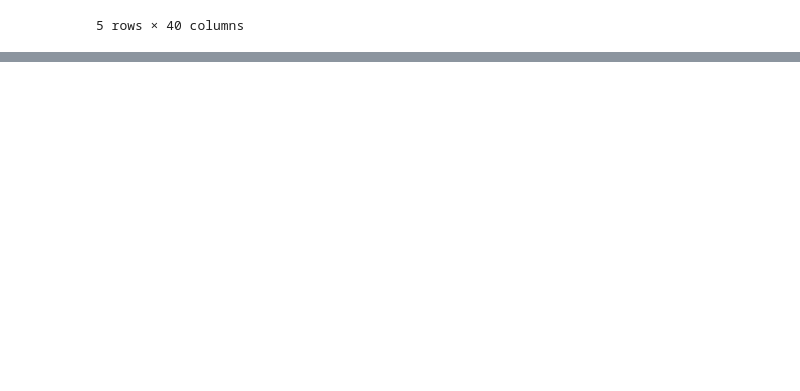
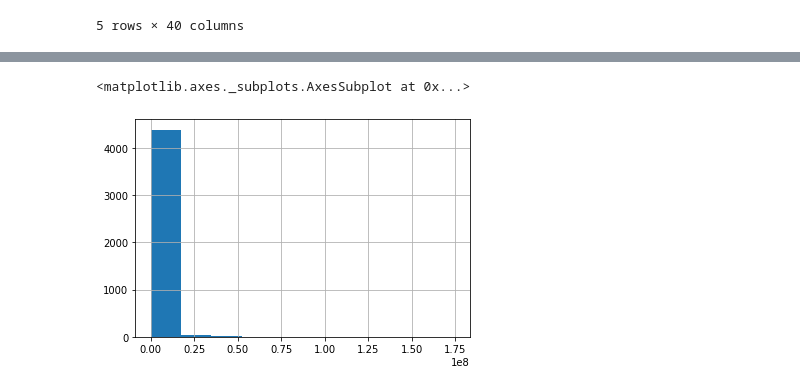
Before and after one commit to ipatel467/Stock-Market-Analysis, a Jupyter notebook: Stocks.ipynb, the cells around one changed output, grey strips where cells are left out. Drawn from its saved outputs; the diff is of its cells as text; code cells hidden in the pictures; blank space fills up the shorter version.

```diff
--- a/Stocks.ipynb
+++ b/Stocks.ipynb
@@ -76,0 +85,5 @@ dtype: object
+# %%
+full_fin_stocks_df.averageVolume.hist()
+# %% [output]
+<matplotlib.axes._subplots.AxesSubplot at 0x...>
+[figure, added]
```
Also changed, not shown: parts of 11 cells of this notebook.
